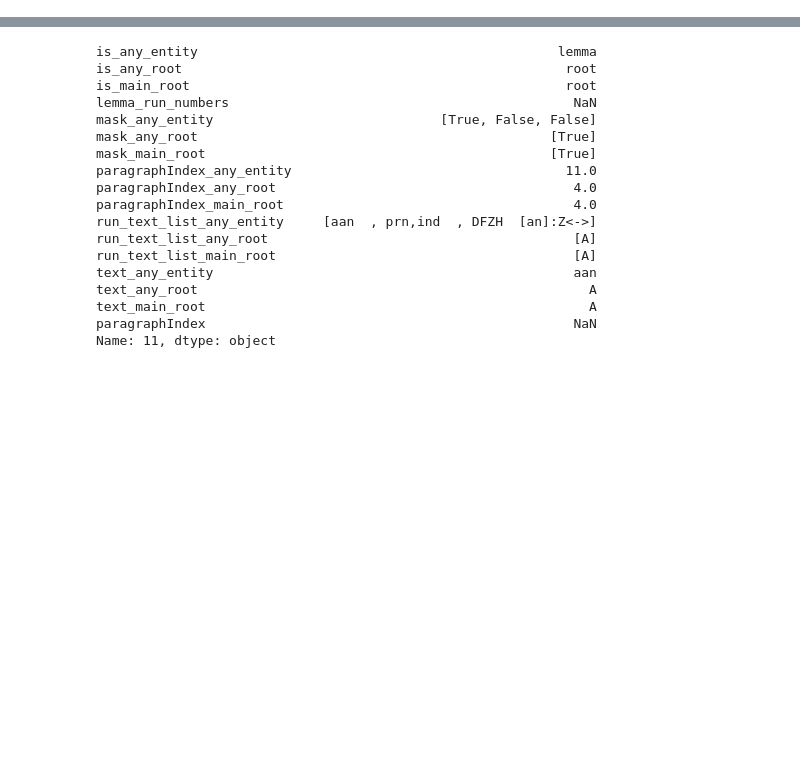
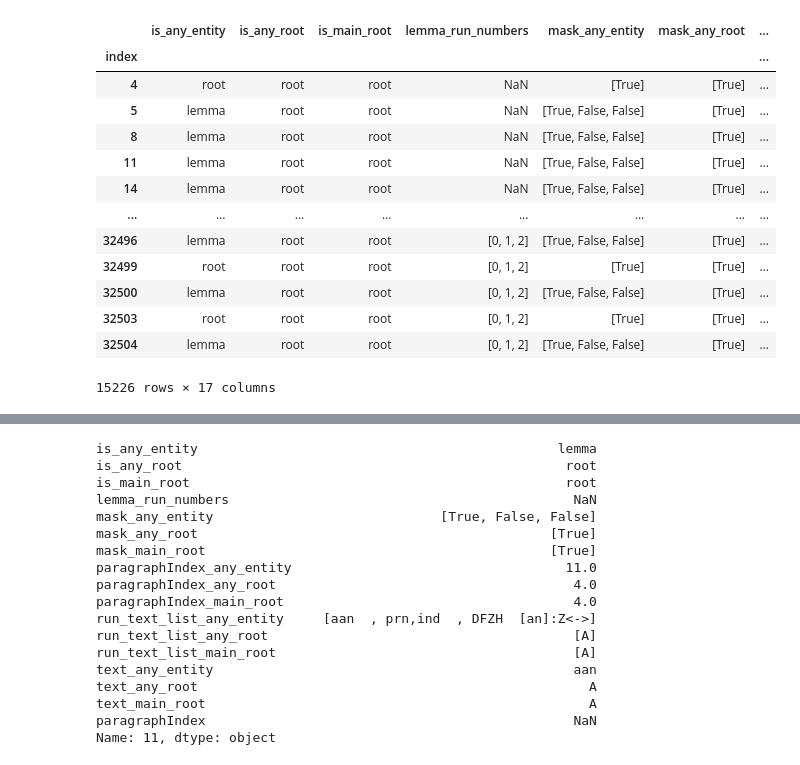
Before and after one commit to Guinean/Pular-Wordnet, a Jupyter notebook: 02_early_dictionary_entry_creation.ipynb, the cells around one changed output, grey strips where cells are left out. Saved outputs shown, nothing was run; the diff lists cells and outputs as text; code cells hidden in the pictures; blank space fills up the shorter version.

```diff
--- a/02_early_dictionary_entry_creation.ipynb
+++ b/02_early_dictionary_entry_creation.ipynb
@@ -51,6 +51,23 @@ all_inheritance_frames_dict = {
    'entityDeclarationParas':entityDeclarationParas,
    'paragraphRecordsFrame':paragraphRecordsFrame
 }
+# %%
+entityDeclarationParas
+# %% [output]
+|  | is_any_entity | is_any_root | is_main_root | lemma_run_numbers | mask_any_entity | mask_any_root | ... |
+| index |  |  |  |  |  |  | ... |
+| 4 | root | root | root | NaN | [True] | [True] | ... |
+| 5 | lemma | root | root | NaN | [True, False, False] | [True] | ... |
+| 8 | lemma | root | root | NaN | [True, False, False] | [True] | ... |
+| 11 | lemma | root | root | NaN | [True, False, False] | [True] | ... |
+| 14 | lemma | root | root | NaN | [True, False, False] | [True] | ... |
+| ... | ... | ... | ... | ... | ... | ... | ... |
+| 32496 | lemma | root | root | [0, 1, 2] | [True, False, False] | [True] | ... |
+| 32499 | root | root | root | [0, 1, 2] | [True] | [True] | ... |
+| 32500 | lemma | root | root | [0, 1, 2] | [True, False, False] | [True] | ... |
+| 32503 | root | root | root | [0, 1, 2] | [True] | [True] | ... |
+| 32504 | lemma | root | root | [0, 1, 2] | [True, False, False] | [True] | ... |
+15226 rows × 17 columns
 # %%
 paragraphRecordsFrame
 # entityDeclarationParas
```
Also changed, not shown: parts of 2 cells of this notebook, 15 other files.
